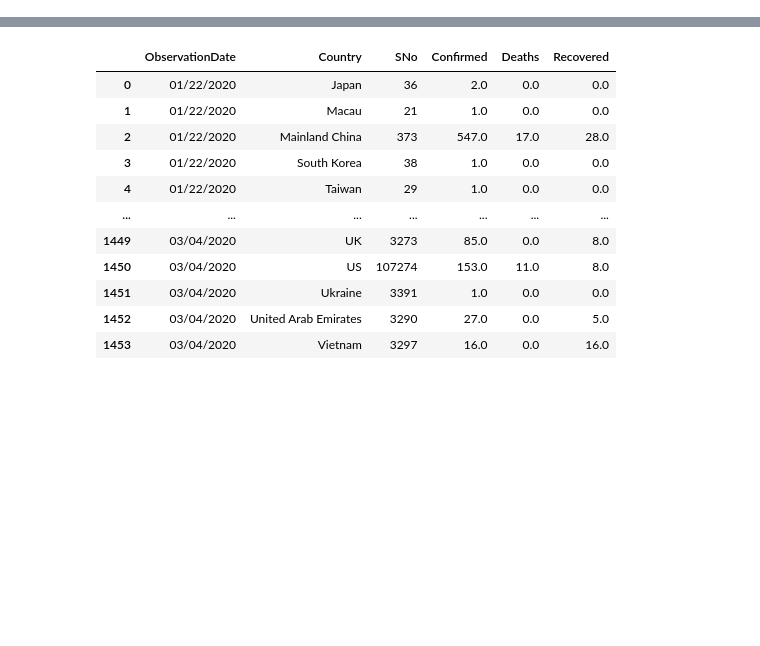
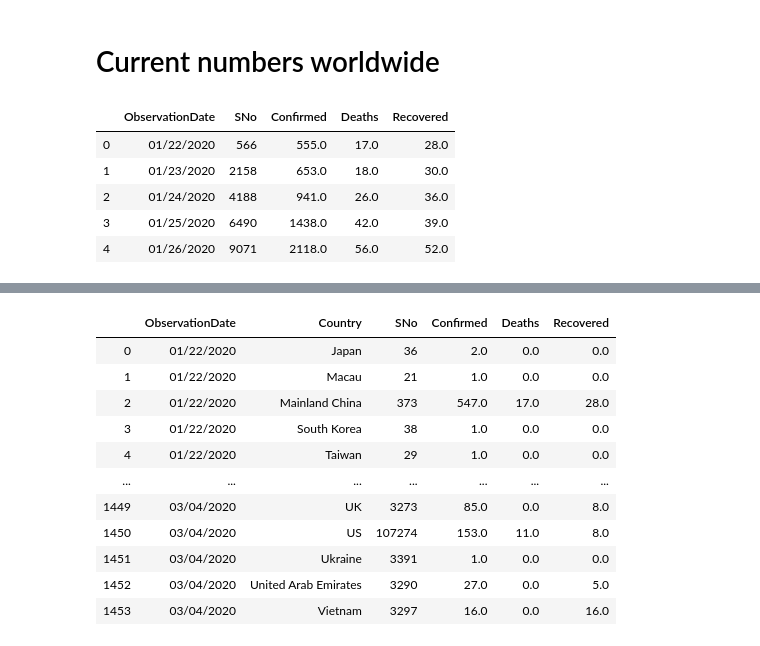
Before and after one commit to suolinda91/covid-19, a Jupyter notebook: corona.ipynb, the cells around one changed output, grey strips where cells are left out. Cells and saved outputs as stored; diff of their text form; code cells hidden in the pictures; blank space fills up the shorter version.

```diff
--- a/corona.ipynb
+++ b/corona.ipynb
@@ -25,3 +20,5 @@ covid_global_df.head()
 | 2 | 3 | 01/22/2020 | Chongqing | Mainland China | 1/22/2020 17:00 | 6.0 | 0.0 | 0.0 |
 | 3 | 4 | 01/22/2020 | Fujian | Mainland China | 1/22/2020 17:00 | 1.0 | 0.0 | 0.0 |
 | 4 | 5 | 01/22/2020 | Gansu | Mainland China | 1/22/2020 17:00 | 0.0 | 0.0 | 0.0 |
+# %% [markdown]
+# Current numbers worldwide
@@ -27,0 +31,12 @@ covid_global_df.head()
+# %%
+df_date = covid_global_df[covid_global_df['Confirmed']>0].copy(deep=True)
+df_date = df_date.groupby('ObservationDate').sum().reset_index()
+
+df_date.head()
+# %% [output]
+|  | ObservationDate | SNo | Confirmed | Deaths | Recovered |
+| 0 | 01/22/2020 | 566 | 555.0 | 17.0 | 28.0 |
+| 1 | 01/23/2020 | 2158 | 653.0 | 18.0 | 30.0 |
+| 2 | 01/24/2020 | 4188 | 941.0 | 26.0 | 36.0 |
+| 3 | 01/25/2020 | 6490 | 1438.0 | 42.0 | 39.0 |
+| 4 | 01/26/2020 | 9071 | 2118.0 | 56.0 | 52.0 |
```
Also changed, not shown: parts of 18 cells of this notebook.
